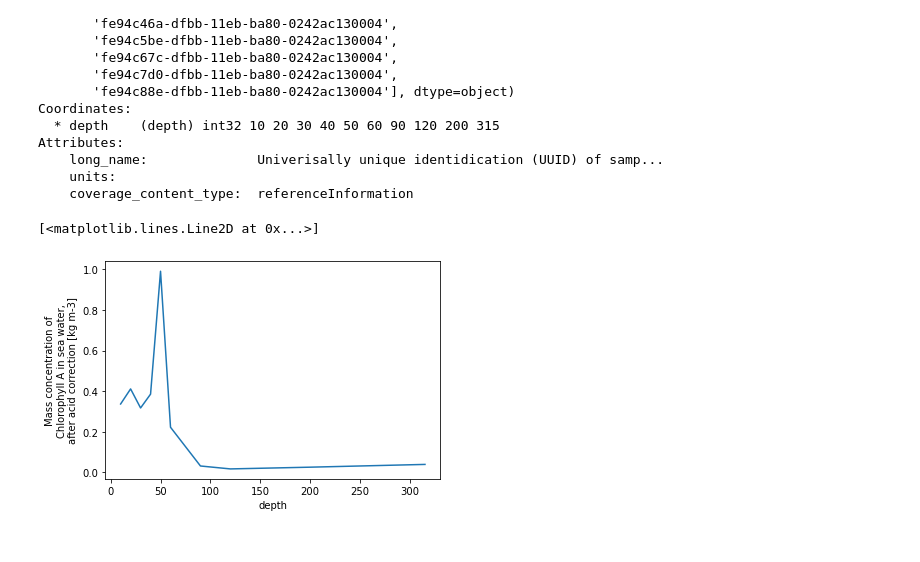
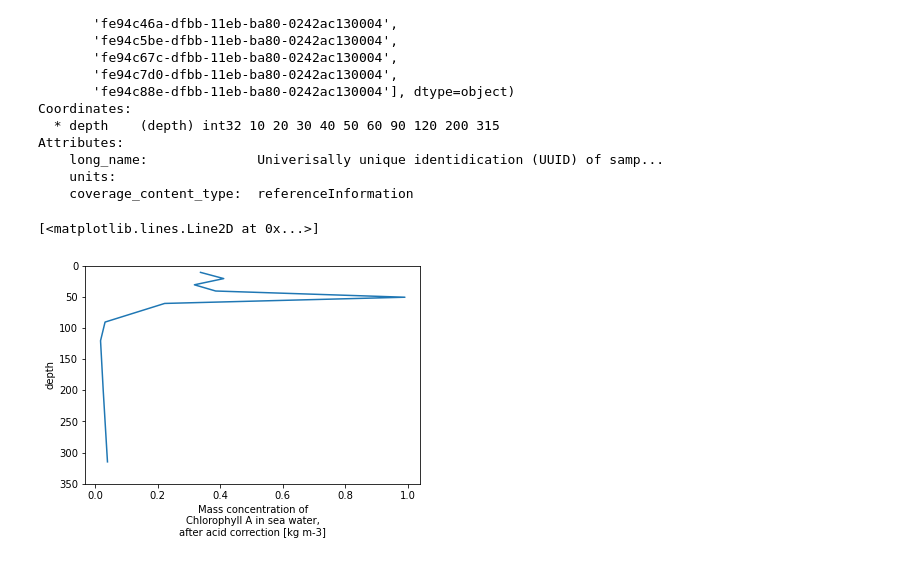
Before and after one commit to lhmarsden/NetCDF-CF_workshops, a Jupyter notebook: Python_workshop_materials/create_netcdf_file_depth_profile_xarray.ipynb, the cells around one changed output. Saved outputs shown, nothing was run; the diff lists cells and outputs as text; code cells hidden in the pictures.

Commit message:
depth plotted on y axis

```diff
--- a/Python_workshop_materials/create_netcdf_file_depth_profile_xarray.ipynb
+++ b/Python_workshop_materials/create_netcdf_file_depth_profile_xarray.ipynb
@@ -219,7 +219,7 @@ And that is it!
 
 Now we can check that the file is okay by loading it in again.
 # %%
-myfile = xr.load_dataset(f'chlorophyll_a_depth_profile_variables.nc')
+myfile = xr.load_dataset(f'chlorophyll_a_depth_profile.nc')
 # %%
 myfile
 # %% [output]
@@ -300,7 +300,7 @@ Attributes:
     units:
     coverage_content_type:  referenceInformation
 # %%
-myfile['mass_concentration_of_chlorophyll_a_in_sea_water'].plot.line()
+myfile['mass_concentration_of_chlorophyll_a_in_sea_water'].plot.line(y='depth', ylim=[350,0])
 # %% [output]
 [<matplotlib.lines.Line2D at 0x...>]
-[figure, old version]
+[figure, new version]
```
Also changed, not shown: parts of 2 cells of this notebook, 3 other files.
